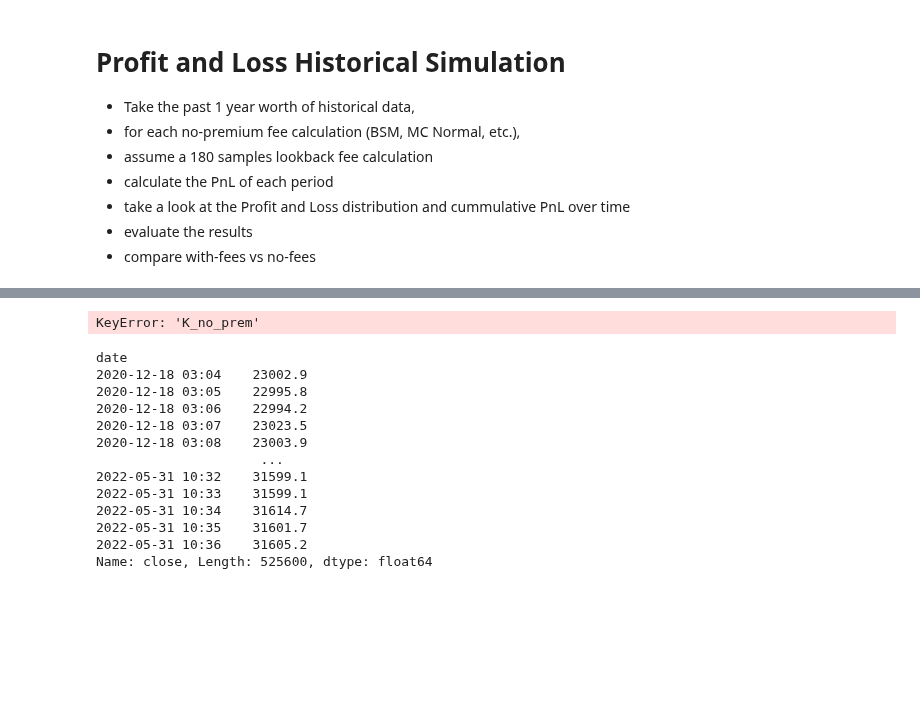
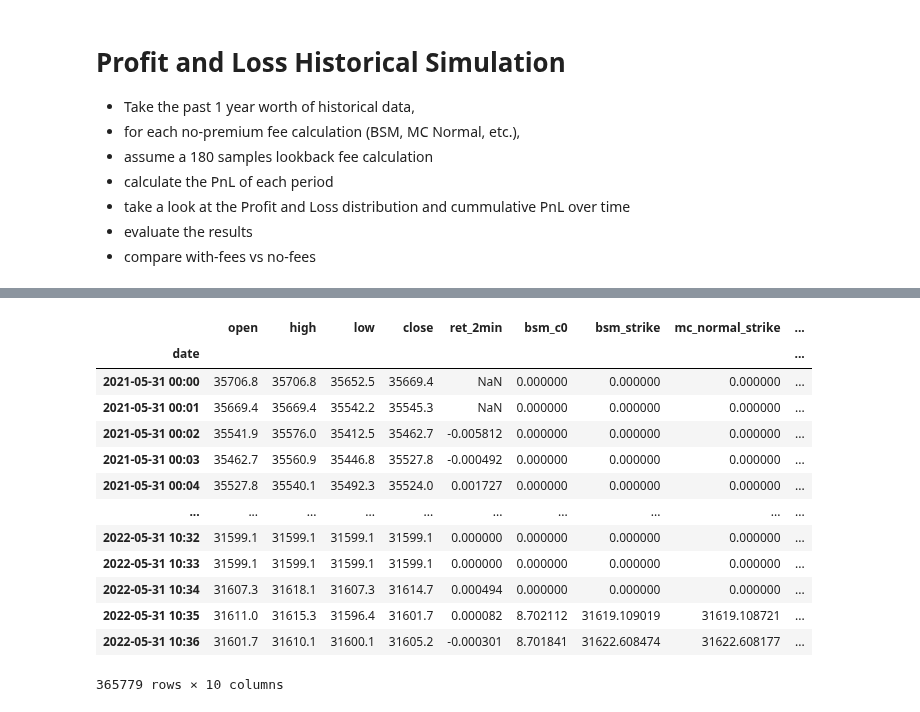
Before and after one commit to sebastienverreault/option_risk_analysis2, a Jupyter notebook: pnl_historical_simulation.ipynb, the cells around one changed output, grey strips where cells are left out. Drawn from its saved outputs; the diff is of its cells as text; code cells hidden in the pictures; blank space fills up the shorter version.

```diff
--- a/pnl_historical_simulation.ipynb
+++ b/pnl_historical_simulation.ipynb
@@ -637,33 +518,0 @@ def bsm_no_premium_call_option_strike(row, index, data, T, N_lookback, nb_period
-# %%
-
-import warnings
-warnings.filterwarnings('ignore', 'The iteration is not making good progress')
-
-N_lookback = 180
-
-close_2min = btcusd_1min['close'][-nb_2min_in_1y:]
-# close_2min = btcusd_1min['close'][-20000:]
-
-close_2min.apply()
-
-btcusd_1min['K_no_prem'][-nb_2min_in_1y:] = np.array([bsm_no_premium_call_option_strike(row, idx, close_2min, T, N_lookback, nb_2min_per_year) for idx,row in enumerate(close_2min)])
-
-btcusd_1min
-# %% [output]
-KeyError: 'K_no_prem'
-# %%
-close_2min
-# %% [output]
-date
-2020-12-18 03:04    23002.9
-2020-12-18 03:05    22995.8
-2020-12-18 03:06    22994.2
-2020-12-18 03:07    23023.5
-2020-12-18 03:08    23003.9
-                     ...
-2022-05-31 10:32    31599.1
-2022-05-31 10:33    31599.1
-2022-05-31 10:34    31614.7
-2022-05-31 10:35    31601.7
-2022-05-31 10:36    31605.2
-Name: close, Length: 525600, dtype: float64
@@ -728,12 +519,41 @@ def historical_simulation(i):
 # %%
 # parallelize bootstrap loop
 
 # import warnings
 # warnings.filterwarnings('ignore', 'The iteration is not making good progress')
 
 from joblib import Parallel, delayed
 import multiprocessing
 
+# stats inference window
+N_lookback = 180
+# N = btcusd_1min['close'].size
+N = 2
+
+# init new colums
+btcusd_1min['bsm_c0'] = 0.
+btcusd_1min['bsm_strike'] = 0.
+btcusd_1min['mc_normal_strike'] = 0.
+btcusd_1min['mc_laplace_strike'] = 0.
+btcusd_1min['mc_student_t_strike'] = 0.
+
 # parallel historical simulation starting from ~ 1y ago
 num_cores = multiprocessing.cpu_count()
-void = Parallel(n_jobs=(num_cores-1), require='sharedmem')(delayed(historical_simulation)(i) for i in range(nb_2min_in_1y, 1,-1))
+void = Parallel(n_jobs=(num_cores-1), require='sharedmem')(delayed(historical_simulation)(i, N_lookback) for i in range(N, 0,-1))
+
+btcusd_1min
+# %% [output]
+|  | open | high | low | close | ret_2min | bsm_c0 | bsm_strike | mc_normal_strike | ... |
+| date |  |  |  |  |  |  |  |  | ... |
+| 2021-05-31 00:00 | 35706.8 | 35706.8 | 35652.5 | 35669.4 | NaN | 0.000000 | 0.000000 | 0.000000 | ... |
+| 2021-05-31 00:01 | 35669.4 | 35669.4 | 35542.2 | 35545.3 | NaN | 0.000000 | 0.000000 | 0.000000 | ... |
+| 2021-05-31 00:02 | 35541.9 | 35576.0 | 35412.5 | 35462.7 | -0.005812 | 0.000000 | 0.000000 | 0.000000 | ... |
+| 2021-05-31 00:03 | 35462.7 | 35560.9 | 35446.8 | 35527.8 | -0.000492 | 0.000000 | 0.000000 | 0.000000 | ... |
+| 2021-05-31 00:04 | 35527.8 | 35540.1 | 35492.3 | 35524.0 | 0.001727 | 0.000000 | 0.000000 | 0.000000 | ... |
+| ... | ... | ... | ... | ... | ... | ... | ... | ... | ... |
+| 2022-05-31 10:32 | 31599.1 | 31599.1 | 31599.1 | 31599.1 | 0.000000 | 0.000000 | 0.000000 | 0.000000 | ... |
+| 2022-05-31 10:33 | 31599.1 | 31599.1 | 31599.1 | 31599.1 | 0.000000 | 0.000000 | 0.000000 | 0.000000 | ... |
+| 2022-05-31 10:34 | 31607.3 | 31618.1 | 31607.3 | 31614.7 | 0.000494 | 0.000000 | 0.000000 | 0.000000 | ... |
+| 2022-05-31 10:35 | 31611.0 | 31615.3 | 31596.4 | 31601.7 | 0.000082 | 8.702112 | 31619.109019 | 31619.108721 | ... |
+| 2022-05-31 10:36 | 31601.7 | 31610.1 | 31600.1 | 31605.2 | -0.000301 | 8.701841 | 31622.608474 | 31622.608177 | ... |
+365779 rows × 10 columns
```
Also changed, not shown: parts of 13 cells of this notebook, 1 other file.
